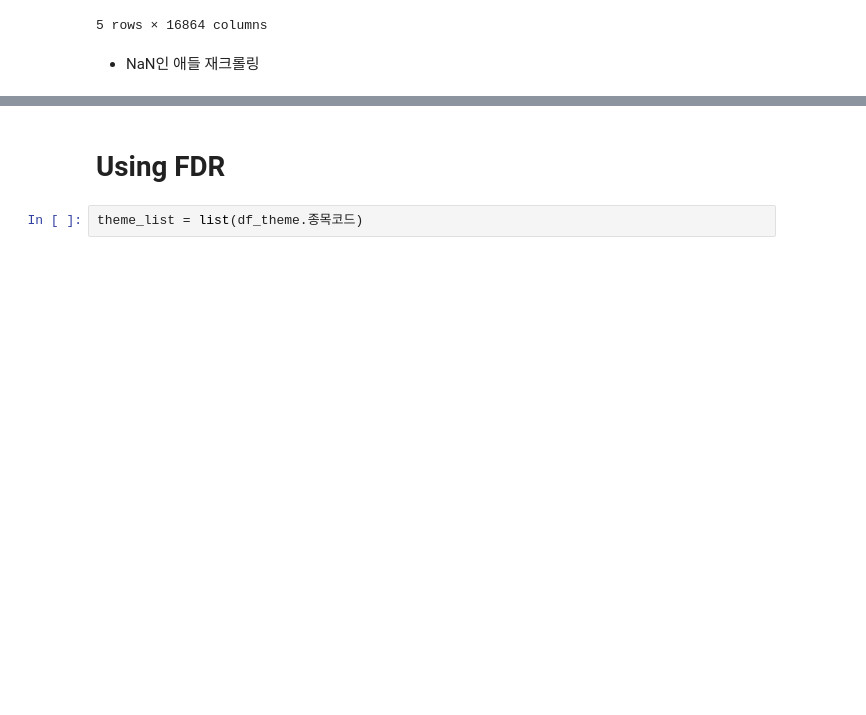
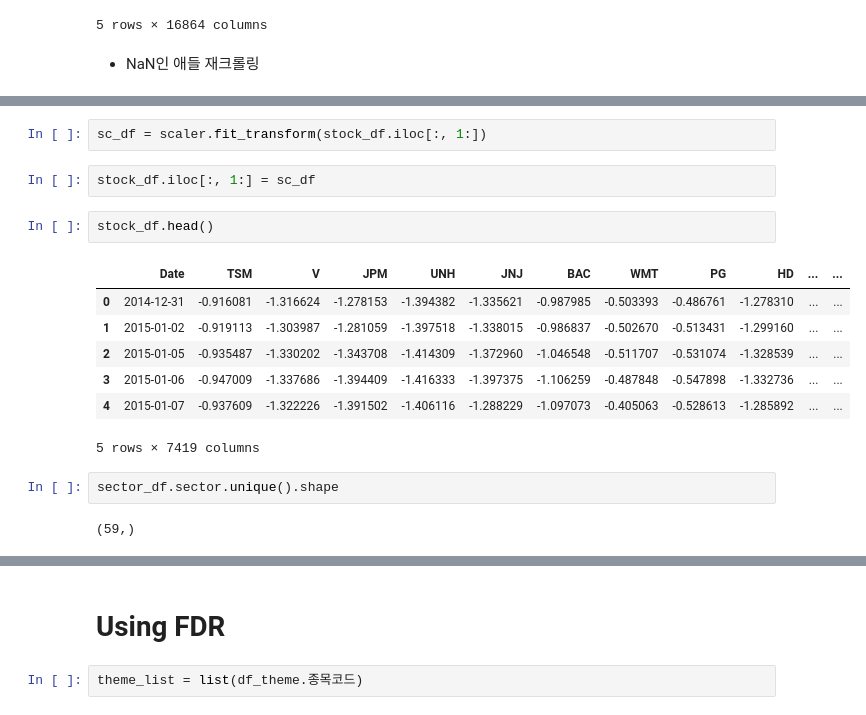
Before and after one commit to yjchoi-95/Korea_Investment_and_Securities, a Jupyter notebook: scripts/ipynb/finance.ipynb, the cells around one changed output, grey strips where cells are left out. Drawn from its saved outputs; the diff is of its cells as text; blank space fills up the shorter version.

```diff
--- a/scripts/ipynb/finance.ipynb
+++ b/scripts/ipynb/finance.ipynb
@@ -172,0 +278,18 @@ stock_df.head()
+# %%
+sc_df = scaler.fit_transform(stock_df.iloc[:, 1:])
+# %%
+stock_df.iloc[:, 1:] = sc_df
+# %%
+stock_df.head()
+# %% [output]
+|  | Date | TSM | V | JPM | UNH | JNJ | BAC | WMT | PG | HD | ... | ... |
+| 0 | 2014-12-31 | -0.916081 | -1.316624 | -1.278153 | -1.394382 | -1.335621 | -0.987985 | -0.503393 | -0.486761 | -1.278310 | ... | ... |
+| 1 | 2015-01-02 | -0.919113 | -1.303987 | -1.281059 | -1.397518 | -1.338015 | -0.986837 | -0.502670 | -0.513431 | -1.299160 | ... | ... |
+| 2 | 2015-01-05 | -0.935487 | -1.330202 | -1.343708 | -1.414309 | -1.372960 | -1.046548 | -0.511707 | -0.531074 | -1.328539 | ... | ... |
+| 3 | 2015-01-06 | -0.947009 | -1.337686 | -1.394409 | -1.416333 | -1.397375 | -1.106259 | -0.487848 | -0.547898 | -1.332736 | ... | ... |
+| 4 | 2015-01-07 | -0.937609 | -1.322226 | -1.391502 | -1.406116 | -1.288229 | -1.097073 | -0.405063 | -0.528613 | -1.285892 | ... | ... |
+5 rows × 7419 columns
+# %%
+sector_df.sector.unique().shape
+# %% [output]
+(59,)
```
Also changed, not shown: parts of 42 cells of this notebook, 2 other files.
